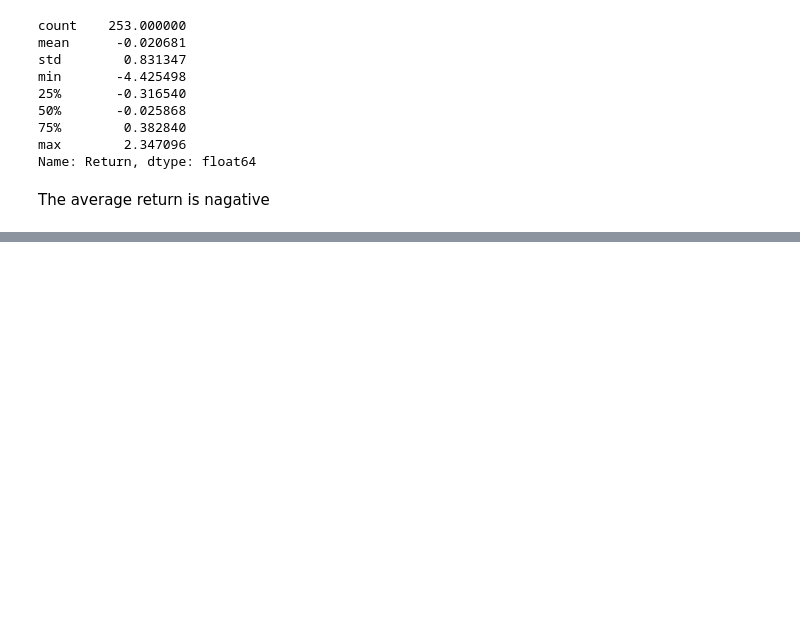
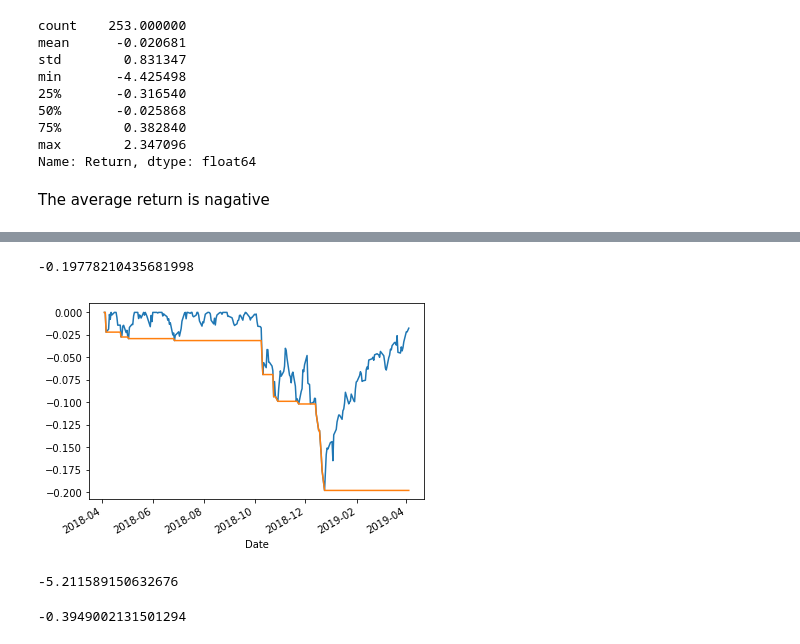
Before and after one commit to PanPip/Quant, a Jupyter notebook: Model_evaluation.ipynb, the cells around one changed output, grey strips where cells are left out. Saved outputs shown, nothing was run; the diff lists cells and outputs as text; code cells hidden in the pictures; blank space fills up the shorter version.

```diff
--- a/Model_evaluation.ipynb
+++ b/Model_evaluation.ipynb
@@ -225,0 +275,33 @@ See the caveats in the documentation: http://pandas.pydata.org/pandas-docs/stabl
+# %%
+# MD
+
+# TODO: calculate based on balance change and not the value of initial instrument
+# TODO: do as logarythmic
+def calc_MD(series, window = 252):
+    '''
+    Calculates the 5% Value at Risk.
+    Takes pandas dataframe with a column 'Return' as an input.
+    Also takes the window for drawdawn calculation. Default value is 252
+
+    Calculating using formulae ( Close.max() - Close.min() ) / Close.max()
+    Outputs the plot.
+    '''
+
+    # Calculating first the maximum rolling value for the Close price
+    # Then calculating daily drowdown
+    Roll_Max = series['Close'].rolling(window, min_periods=1).max()
+    Daily_Drawdown = series['Close']/Roll_Max - 1
+
+    # Finally, getting the maximum drowdown with respect to window
+    Max_Daily_Drawdown = Daily_Drawdown.rolling(window, min_periods=1).min()
+
+    # Plot the results
+    Daily_Drawdown.plot()
+    Max_Daily_Drawdown.plot()
+
+    return Max_Daily_Drawdown.min()
+# %%
+calc_MD(interval)
+# %% [output]
+-0.19778210435681998
+[figure, added]
@@ -225,0 +349,4 @@ See the caveats in the documentation: http://pandas.pydata.org/pandas-docs/stabl
+# %%
+calc_ARC(interval)
+# %% [output]
+-5.211589150632676
@@ -225,0 +364,4 @@ See the caveats in the documentation: http://pandas.pydata.org/pandas-docs/stabl
+# %%
+calc_Sharpe(interval)
+# %% [output]
+-0.3949002131501294
```
Also changed, not shown: parts of 19 cells of this notebook.
